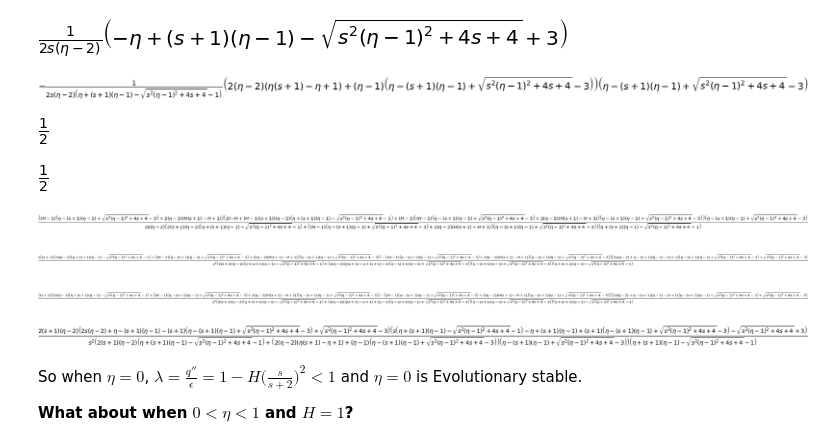
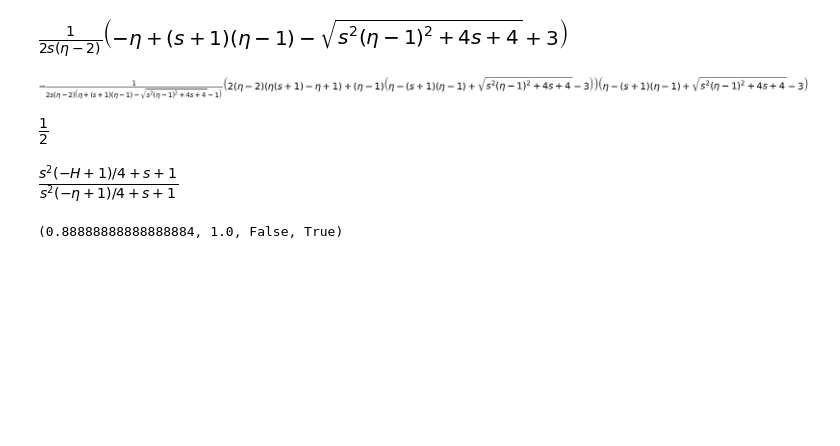
Before and after one commit to yoavram/Milpitas, a Jupyter notebook: notebooks/modifiers recursion.ipynb, the cells around one changed output. Cells and saved outputs as stored; diff of their text form; code cells hidden in the pictures; blank space fills up the shorter version.

```diff
--- a/notebooks/modifiers recursion.ipynb
+++ b/notebooks/modifiers recursion.ipynb
@@ -143,33 +130,9 @@ x_star_eta_0
 # %% [output]
 [figure]
 # %%
-x_star, x_star_prime = x_star_eta_0, x_star_eta_0
+x_star = x_star_eta_0
-# %% [output]
-[figure, removed]
-# %%
-y_prime = x_star * (x_star * (1 - H) * s + H * (1 + s) + (1 - H)) / (1 + s * x_star)
-y_prime_prime = y_prime * (y_prime * (1 - H) * (-s) + H + (1 - H) * (1 + s)) / (1 + s - s * y_prime)
-y_prime_prime = sympy.simplify(y_prime_prime)
-y_prime_prime
-# %% [output]
-[figure, removed]
-# %%
-q_prime = ε * (x_star * (1 + s) + (1 - x_star) ) / (1 + s * x_star)
-q_prime_prime = q_prime * (y_prime + (1 - y_prime) * (1 + s)) / (1 + s - x_star_prime * s)
-q_prime_prime = sympy.simplify(q_prime_prime)
-q_prime_prime
-# %% [output]
-[figure, removed]
-# %%
-a = q_prime / ε * q_prime_prime / q_prime
-sympy.simplify(a)
-# %% [output]
-[figure, removed]
-# %%
-sympy.simplify(a.subs({H:1}))
-# %% [output]
-[figure, removed]
-# %% [markdown]
-So when $\eta=0$, $\lambda = \frac{q''}{\epsilon} = 1 - H\Big(\frac{s}{s+2}\Big)^2 < 1$ and $\eta=0$ is Evolutionary stable.
-
-**What about when $0 < \eta < 1$ and $H=1$?**
+# %%
+λ = (1 + s + s**2 * (1 - H) * x_star * (1 - x_star)) / (1 + s + s**2 * (1 - η) * x_star * (1 - x_star))
+λ
+# %% [output]
+[figure, added]
@@ -176,10 +146,14 @@ So when $\eta=0$, $\lambda = \frac{q''}{\epsilon} = 1 - H\Big(\frac{s}{s+2}\Big)
 # %%
-a_ = np.array(
+λ_ = np.array(
     [
         [
-            float(a.subs({η: 1, H: H_, s: s_}))
+            float(λ.subs({η: 0, H: H_, s: s_}))
             for s_ in np.linspace(0, 1, 100)
         ]
         for H_ in np.linspace(0, 1 , 100)
     ]
 )
+
+λ_.min(), λ_.max(), (λ_ >= 1).all(), (λ_ <= 1).all()
+# %% [output]
+(0.88888888888888884, 1.0, False, True)
```
Also changed, not shown: parts of 8 cells of this notebook, 1 other file.
